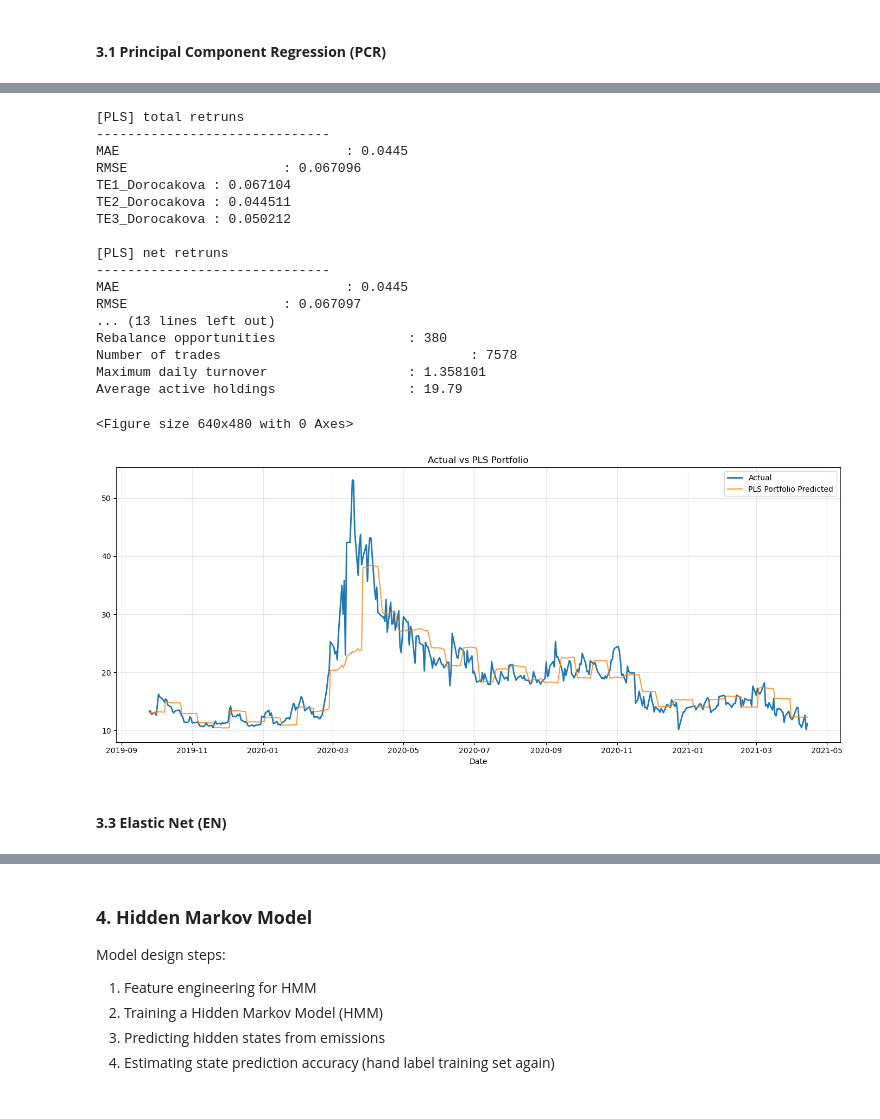
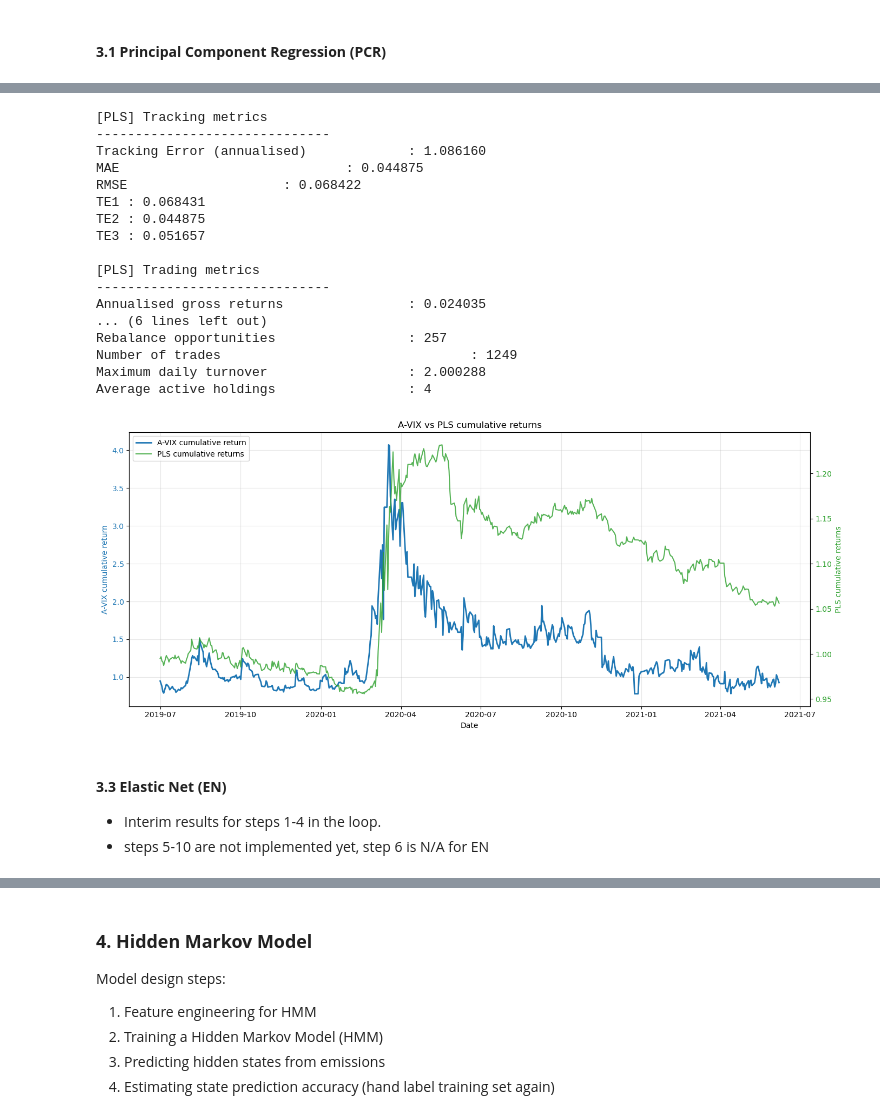
Before and after one commit to georgeyfady/Group_17836_Capstone, a Jupyter notebook: M4/Group_17836_M4.ipynb, the cells around one changed output, grey strips where cells are left out. Saved outputs shown, nothing was run; the diff lists cells and outputs as text; code cells hidden in the pictures.

```diff
--- a/M4/Group_17836_M4.ipynb
+++ b/M4/Group_17836_M4.ipynb
@@ -1030,20 +1102,25 @@ def sliding_walk_forward(title,X_df,y_df,orig_price,train_window_size,test_windo
 ###################
 # PCR
 ###################
+TRN_WINDOW = 190
+TST_WINDOW = 15
+#HMM_STATES = 3
+MIN_ABS_WEIGHT = 0.06
+MIN_REL_WEIGHT_CHANGE = 0.01
+WEIGHT_DEVIATION = 0.03
+N_COMPONENTS = 17
 
-y_pred_pcr, y_pred_portfolio_pcr, reconst_pcr, pcr_components, pcr_coeff, pcr_weights, pcr_qp_weights, pcr_trading, gross_returns_pcr = sliding_walk_forward('PCR',X,y,screened_prices['^AXVI'],TRN_WINDOW,TST_WINDOW)
+y_pred_pcr, y_pred_portfolio_pcr, reconst_pcr, pcr_components, pcr_coeff, pcr_weights, pcr_qp_weights, pcr_trading, gross_returns_pcr = sliding_walk_forward('PCR',X,y,screened_prices['^AXVI'],TRN_WINDOW,TST_WINDOW,ncomponents=N_COMPONENTS)
 
 pred_start = TRN_WINDOW
 pred_end = pred_start + len(y_pred_pcr)
 
-metrics_portfolio_pcr = compute_tracking_metrics('[PCR] total returns',y.iloc[pred_start:pred_end].values,gross_returns_pcr)
-metrics_portfolio_pcr = compute_tracking_metrics('[PCR] net retruns',y.iloc[pred_start:pred_end].values,y_pred_portfolio_pcr)
-metrics_trading_pcr = compute_trading_metrics('[PCR] Trading',pcr_trading,y_pred_portfolio_pcr,gross_returns_pcr)
-pcr_objective = metrics_trading_pcr.loc[metrics_trading_pcr['Metric']=='net_annualised_returns', 'Value'].values[0]
-
+metrics_portfolio_pcr = compute_tracking_metrics('[PCR] Tracking metrics',y.iloc[pred_start:pred_end].values,y_pred_portfolio_pcr)
+metrics_trading_pcr = compute_trading_metrics('[PCR] Trading metrics',pcr_trading,y_pred_portfolio_pcr,gross_returns_pcr,y.iloc[pred_start:pred_end].values)
+pcr_objective = compute_objective(y_pred_portfolio_pcr,y.iloc[pred_start:pred_end].values)
 
 if PLOT_GRAPH ==True:
-    PLT_STRT = 1800 #0
-    PLT_SIZE = 400  #4000
-    focused_plot('PCR Portfolio',reconst_pcr,screened_prices['^AXVI'].iloc[pred_start:pred_end],PLT_STRT,PLT_SIZE)
+    PLT_STRT = 2000 #0
+    PLT_SIZE = 500  #4000
+    focused_plot('PCR cumulative returns',y_pred_portfolio_pcr,y.iloc[pred_start:pred_end],PLT_STRT,PLT_SIZE)
 # %% [output]
@@ -1071,44 +1149,51 @@ Average active holdings                 : 19.97
 # %%
 ###################
 # PLS
 ###################
+TRN_WINDOW = 190
+TST_WINDOW = 15
+#HMM_STATES = 3
+MIN_ABS_WEIGHT = 0.07
+MIN_REL_WEIGHT_CHANGE = 0.01
+WEIGHT_DEVIATION = 0.03
+N_COMPONENTS = 5
 
-y_pred_pls, y_pred_portfolio_pls, reconst_pls, pls_components, pls_coeff, pls_weights, pls_qp_weights, pls_trading,gross_returns_pls = sliding_walk_forward('PLS',X,y,screened_prices['^AXVI'],TRN_WINDOW,TST_WINDOW,ncomponents=PLS_COMPONENTS)
+y_pred_pls, y_pred_portfolio_pls, reconst_pls, pls_components, pls_coeff, pls_weights, pls_qp_weights, pls_trading,gross_returns_pls = sliding_walk_forward('PLS',X,y,screened_prices['^AXVI'],TRN_WINDOW,TST_WINDOW,ncomponents=N_COMPONENTS)
 
 pred_start = TRN_WINDOW
 pred_end = pred_start + len(y_pred_pls)
 
-metrics_portfolio_pls = compute_tracking_metrics('[PLS] total retruns',y.iloc[pred_start:pred_end].values,gross_returns_pls)
-metrics_portfolio_pls = compute_tracking_metrics('[PLS] net retruns',y.iloc[pred_start:pred_end].values,y_pred_portfolio_pls)
-metrics_trading_pls = compute_trading_metrics('[PLS] Trading',pls_trading,y_pred_portfolio_pls,gross_returns_pls)
-pls_objective = metrics_trading_pls.loc[metrics_trading_pls['Metric']=='net_annualised_returns', 'Value'].values[0]
+metrics_portfolio_pls = compute_tracking_metrics('[PLS] Tracking metrics',y.iloc[pred_start:pred_end].values,y_pred_portfolio_pls)
+metrics_trading_pls = compute_trading_metrics('[PLS] Trading metrics',pls_trading,y_pred_portfolio_pls,gross_returns_pls,y.iloc[pred_start:pred_end].values)
+pls_objective = compute_objective(y_pred_portfolio_pls,y.iloc[pred_start:pred_end].values)
 
 if PLOT_GRAPH ==True:
     PLT_STRT = 2000 #0
-    PLT_SIZE = 400  #4000
-    focused_plot('PLS Portfolio',reconst_pls,screened_prices['^AXVI'].iloc[pred_start:pred_end],PLT_STRT,PLT_SIZE)
+    PLT_SIZE = 500  #4000
+    focused_plot('PLS cumulative returns',y_pred_portfolio_pls,y.iloc[pred_start:pred_end],PLT_STRT,PLT_SIZE)
 # %% [output]
-[PLS] total retruns
+[PLS] Tracking metrics
 ------------------------------
-MAE                             : 0.0445
-RMSE                    : 0.067096
-TE1_Dorocakova : 0.067104
-TE2_Dorocakova : 0.044511
-TE3_Dorocakova : 0.050212
+Tracking Error (annualised)             : 1.086160
+MAE                             : 0.044875
+RMSE                    : 0.068422
+TE1 : 0.068431
+TE2 : 0.044875
+TE3 : 0.051657
 
-[PLS] net retruns
+[PLS] Trading metrics
 ------------------------------
-MAE                             : 0.0445
-RMSE                    : 0.067097
-... (13 lines left out)
-Rebalance opportunities                 : 380
-Number of trades                                : 7578
-Maximum daily turnover                  : 1.358101
-Average active holdings                 : 19.79
+Annualised gross returns                : 0.024035
+... (6 lines left out)
+Rebalance opportunities                 : 257
+Number of trades                                : 1249
+Maximum daily turnover                  : 2.000288
+Average active holdings                 : 4
-<Figure size 640x480 with 0 Axes>
-[figure, old version]
+[figure, new version]
 # %% [markdown]
 #### **3.3 Elastic Net (EN)**
+- Interim results for steps 1-4 in the loop.
+- steps 5-10 are not implemented yet, step 6 is N/A for EN
 # %%
 ###################
 # Elastic Net (EN)
```
Also changed, not shown: parts of 22 cells of this notebook.
